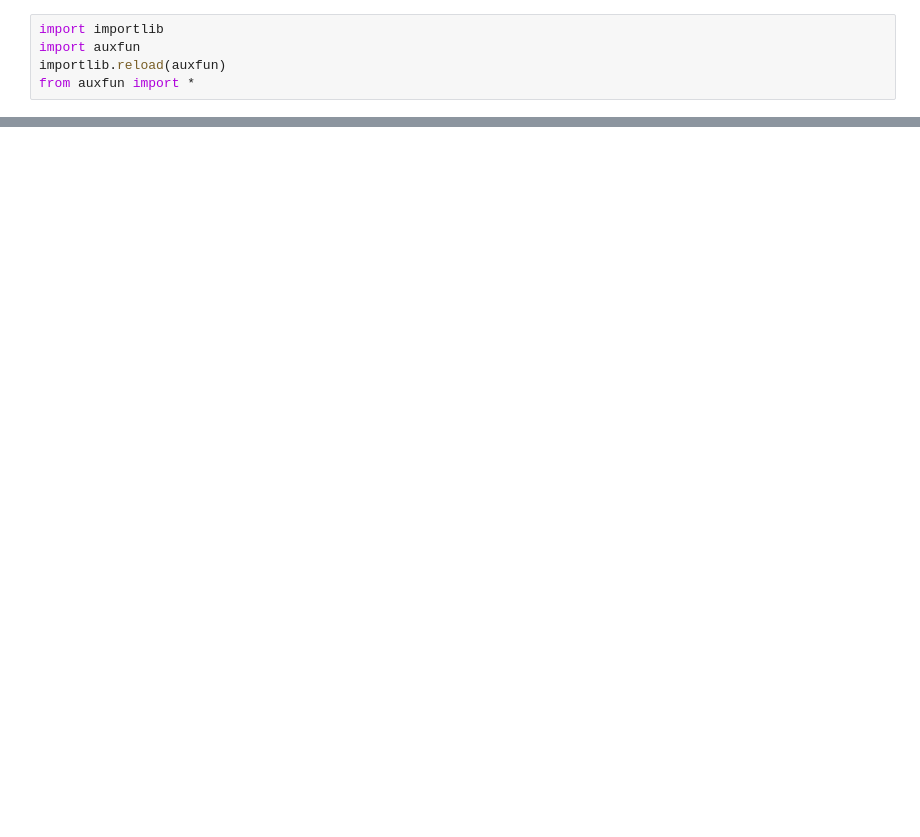
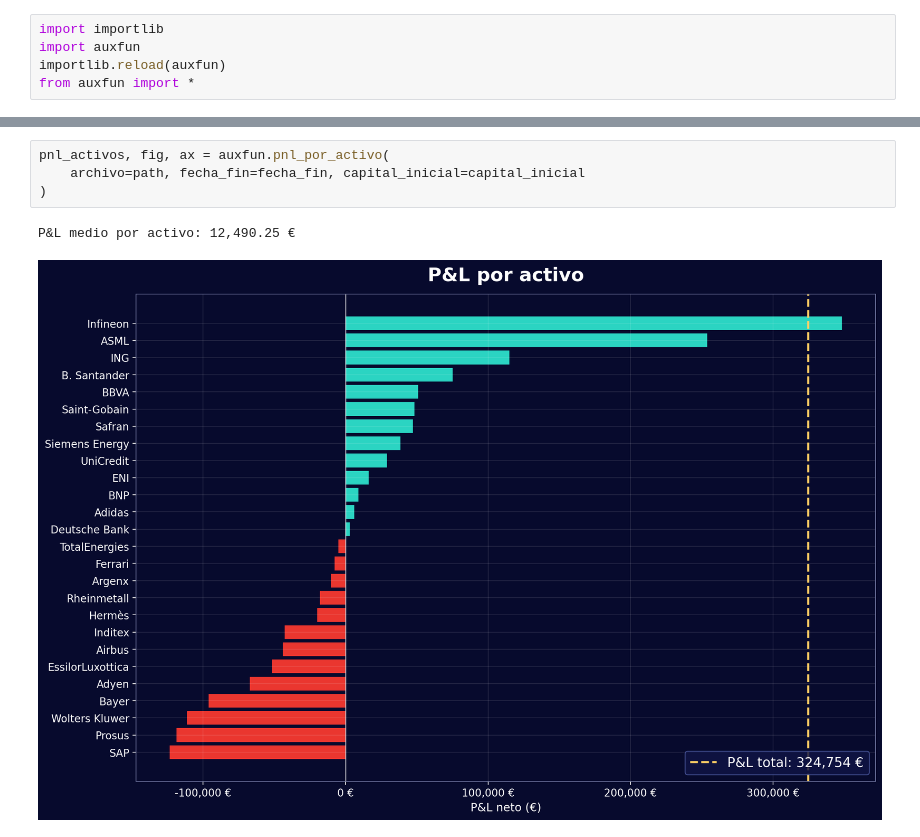
Before and after one commit to Javi-Puerta/Trabajo_gestion_cuantitativa, a Jupyter notebook: Monitoring/resultados_final.ipynb, the cells around one changed output, grey strips where cells are left out. Cells and saved outputs as stored; diff of their text form; blank space fills up the shorter version.

```diff
--- a/Monitoring/resultados_final.ipynb
+++ b/Monitoring/resultados_final.ipynb
@@ -294,0 +92,7 @@ P&L medio por activo: 6,396.96 €
+# %%
+pnl_activos, fig, ax = auxfun.pnl_por_activo(
+    archivo=path, fecha_fin=fecha_fin, capital_inicial=capital_inicial
+)
+# %% [output]
+P&L medio por activo: 12,490.25 €
+[figure, added]
```
Also changed, not shown: parts of 8 cells of this notebook, 3 other files.
